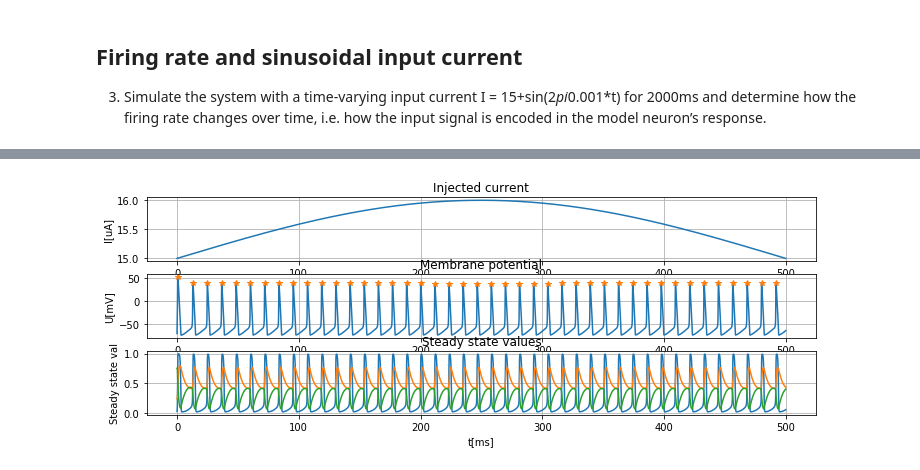
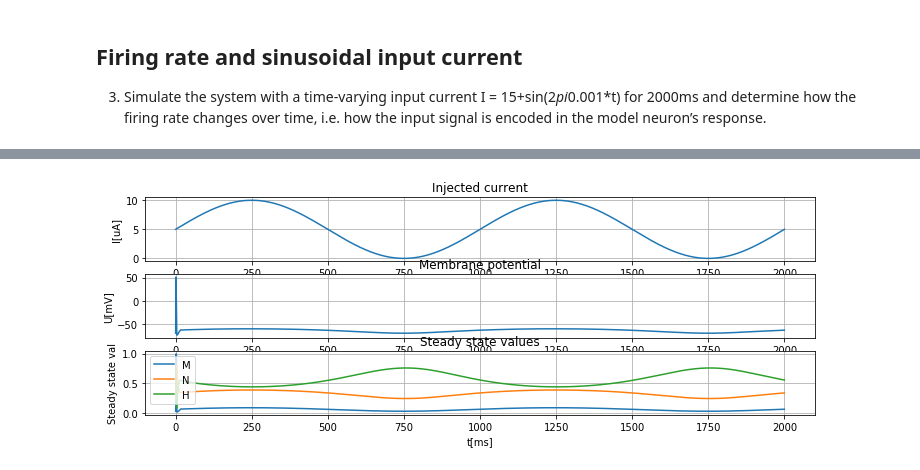
Before and after one commit to alTeska/CN-Lab, a Jupyter notebook: HHModel.ipynb, the cells around one changed output, grey strips where cells are left out. Cells and saved outputs as stored; diff of their text form; code cells hidden in the pictures.

Commit message:
Added: Activation function plot, gaussian noise in HH Model and examples

```diff
--- a/HHModel.ipynb
+++ b/HHModel.ipynb
@@ -75,7 +75,7 @@ def iinj_f(vec):
 # %% [markdown]
 ## Plotting function
 # %%
-def plot_all(t, U, M, N, H, iinj, peaks=True):
+def plot_all(t, U, M, N, H, iinj, peaks=False):
     #findpeak
     if peaks:
         maxtab, mintab = peakdet(U, 1e-3)
@@ -102,9 +102,9 @@ def plot_all(t, U, M, N, H, iinj, peaks=True):
     axes[2].plot(t, H, label="H")
     axes[2].set_xlabel('t[ms]')
     axes[2].grid(True)
+    axes[2].legend()
     axes[2].set_ylabel('Steady state val')
     axes[2].set_title("Steady state values")
-    plt.show()
     #return fig, axes
 # %% [markdown]
 ## HH Model as a function
@@ -186,0 +210,22 @@ the model neuron’s response.
+# %%
+## Firing rate
+t1 = 0
+t2 = 50
+dt = 0.001
+tt = np.arange(t1, t2, dt)
+currents = np.linspace(0, 20, 100)
+firingRate = np.zeros_like(currents)
+
+for i in range(len(currents)):
+    I = currents[i] * np.ones_like(tt)
+    u, m, n, h, iinj = HHModel(I, MSS(u0), NSS(u0), HSS(u0), u0, tt)
+    maxtab, mintab = peakdet(u, 1e-3)
+    firingRate[i] = (float(len(maxtab))/t2) * 1000 #number of spikes per SECOND
+
+fig, axes = plt.subplots(1, 1, figsize=(12, 4))
+axes.plot(currents, firingRate, label='Activation Function')
+axes.set_xlabel('Input Current')
+axes.set_ylabel('Firing Rate')
+axes.legend()
+
+plt.show()
@@ -187,6 +259,22 @@ the model neuron’s response.
+# %%
+#initial states
+u0 = -70
+tl = 2000
+dt = 1e-3
+t = np.arange(0, tl, dt)
+
+noise_normal = np.random.normal(loc = 0, scale = 0.002, size=len(t))
+
+#new sinusioidal injected current
+def iinj_sin2(vec):
+    I = lambda t: 5 + 5 * np.sin(2 * np.pi * 1e-3 * t)
+    vfunc = np.vectorize(I)
+    return vfunc(vec)
 # %%
-Isin = iinj_f(t)
+Isin = iinj_sin2(t)
+
+#plot without noise
 U, M, N, H, iinj = HHModel(Isin, MSS(u0), NSS(u0), HSS(u0), u0, t)
 plot_all(t, U, M, N, H, iinj)
 # %% [output]
-[figure, old version]
+[figure, new version]
```
Also changed, not shown: parts of 18 cells of this notebook, 1 other file.
